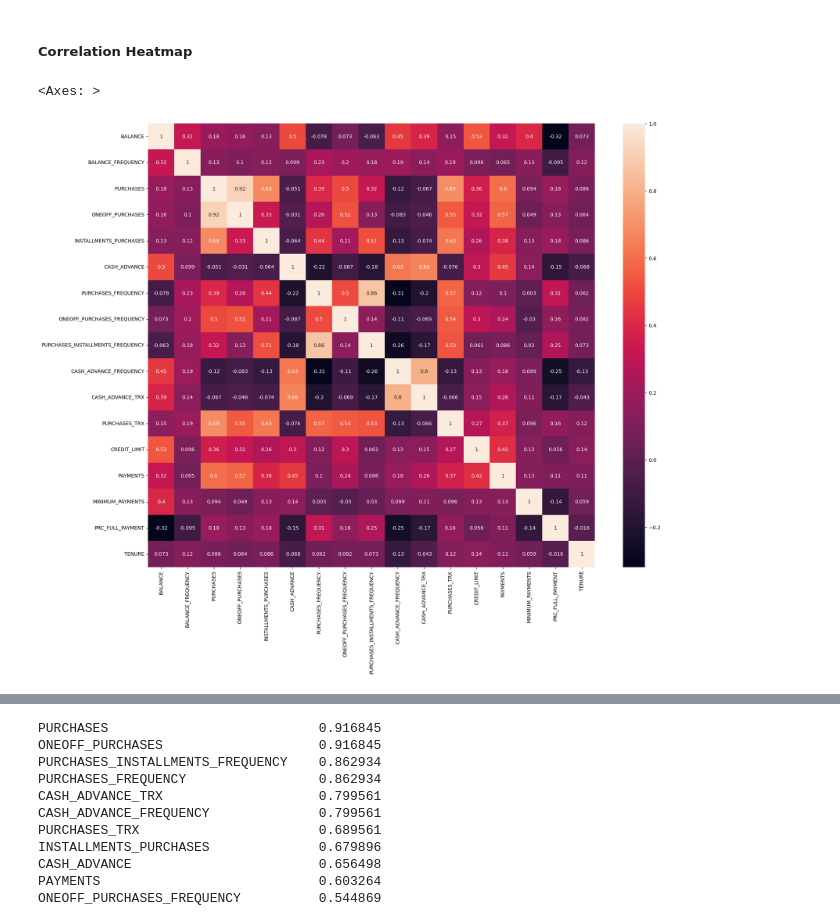
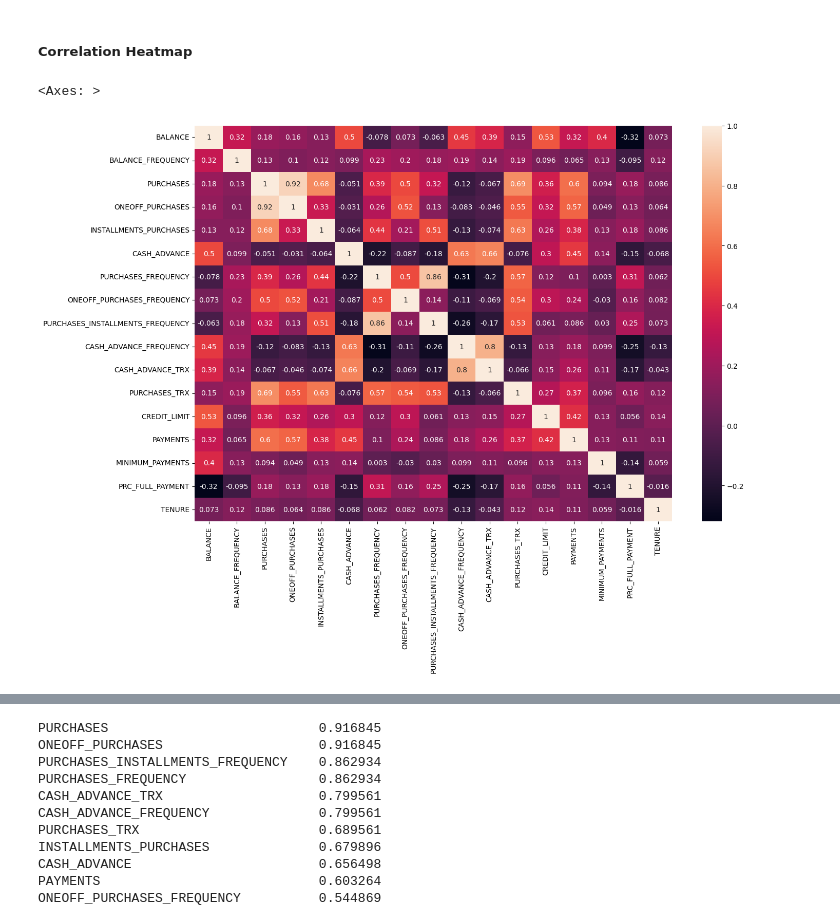
Before and after one commit to ja-ada05/ccard_ml, a Jupyter notebook: inference/cc.ipynb, the cells around one changed output, grey strips where cells are left out. Drawn from its saved outputs; the diff is of its cells as text; code cells hidden in the pictures.

```diff
--- a/inference/cc.ipynb
+++ b/inference/cc.ipynb
@@ -211,8 +285,8 @@ Most of the features are right-skewed, particularly features relating to money o
 ##### **Correlation Heatmap**
 # %%
 #heatmap correlation
-plt.figure(figsize=(20, 16))
+plt.figure(figsize=(15, 10))
 sns.heatmap(numerical_cols.corr(), annot=True)
 # %% [output]
 <Axes: >
-[figure, old version]
+[figure, new version]
```
Also changed, not shown: parts of 12 cells of this notebook.
